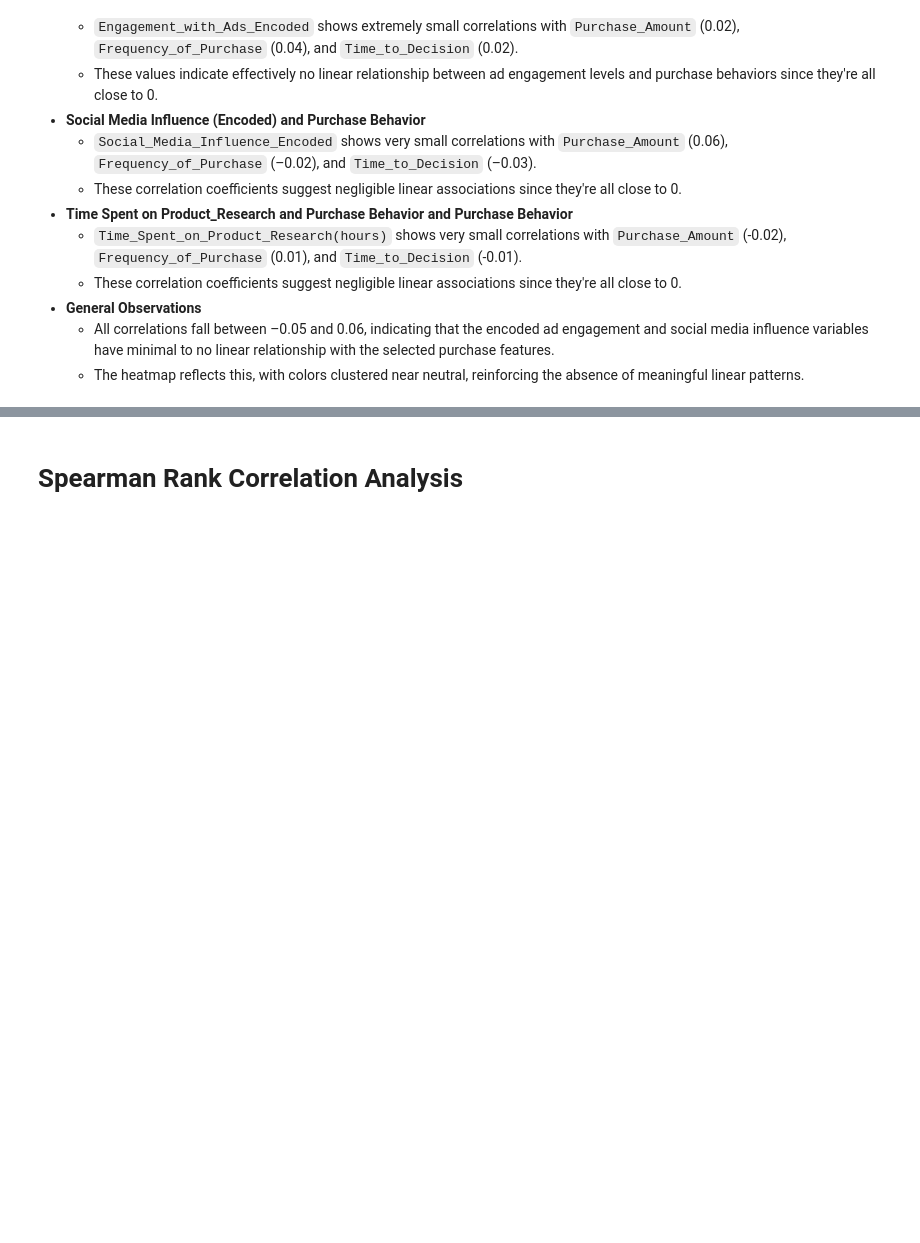
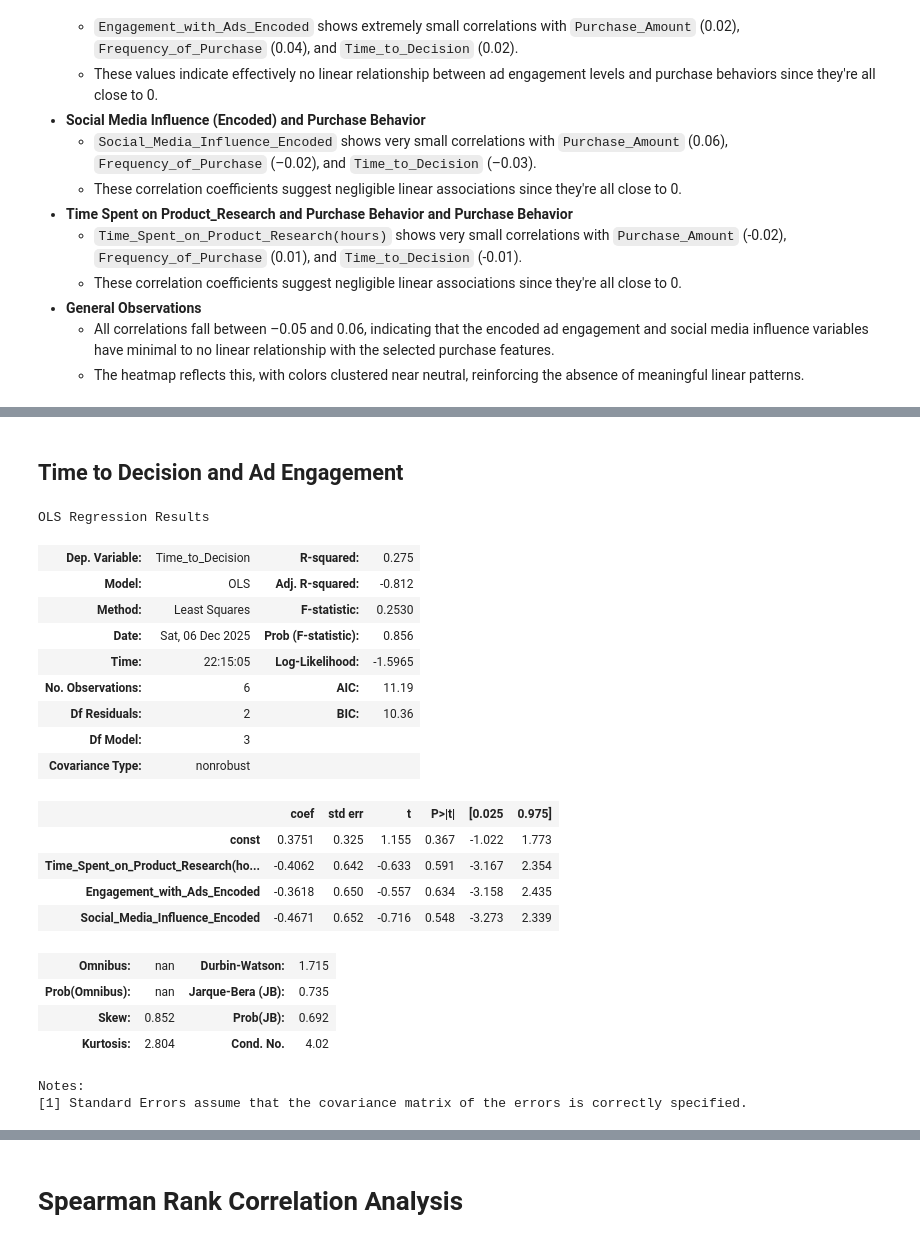
Before and after one commit to cwjng/si671-final-project, a Jupyter notebook: ad_correlation_analysis.ipynb, the cells around one changed output, grey strips where cells are left out. Saved outputs shown, nothing was run; the diff lists cells and outputs as text; code cells hidden in the pictures; blank space fills up the shorter version.

```diff
--- a/ad_correlation_analysis.ipynb
+++ b/ad_correlation_analysis.ipynb
@@ -104,0 +190,32 @@ The ad engagement columns: `Engagement_with_Ads_Encoded` and `Social_Media_Influ
+# %% [markdown]
+## Time to Decision and Ad Engagement
+# %%
+X = pearson_df.drop(columns=['Purchase_Amount', 'Frequency_of_Purchase',
+                             'Time_to_Decision'])
+y = pearson_df['Time_to_Decision']
+
+X = sm.add_constant(X)
+model = sm.OLS(y, X).fit()
+model.summary()
+# %% [output]
+OLS Regression Results
+| Dep. Variable: | Time_to_Decision | R-squared: | 0.275 |
+| Model: | OLS | Adj. R-squared: | -0.812 |
+| Method: | Least Squares | F-statistic: | 0.2530 |
+| Date: | Sat, 06 Dec 2025 | Prob (F-statistic): | 0.856 |
+| Time: | 22:15:05 | Log-Likelihood: | -1.5965 |
+| No. Observations: | 6 | AIC: | 11.19 |
+| Df Residuals: | 2 | BIC: | 10.36 |
+| Df Model: | 3 |  |  |
+| Covariance Type: | nonrobust |  |  |
+|  | coef | std err | t | P>|t| | [0.025 | 0.975] |
+| const | 0.3751 | 0.325 | 1.155 | 0.367 | -1.022 | 1.773 |
+| Time_Spent_on_Product_Research(ho... | -0.4062 | 0.642 | -0.633 | 0.591 | -3.167 | 2.354 |
+| Engagement_with_Ads_Encoded | -0.3618 | 0.650 | -0.557 | 0.634 | -3.158 | 2.435 |
+| Social_Media_Influence_Encoded | -0.4671 | 0.652 | -0.716 | 0.548 | -3.273 | 2.339 |
+| Omnibus: | nan | Durbin-Watson: | 1.715 |
+| Prob(Omnibus): | nan | Jarque-Bera (JB): | 0.735 |
+| Skew: | 0.852 | Prob(JB): | 0.692 |
+| Kurtosis: | 2.804 | Cond. No. | 4.02 |
+Notes:
+[1] Standard Errors assume that the covariance matrix of the errors is correctly specified.
```
Also changed, not shown: parts of 15 cells of this notebook.
